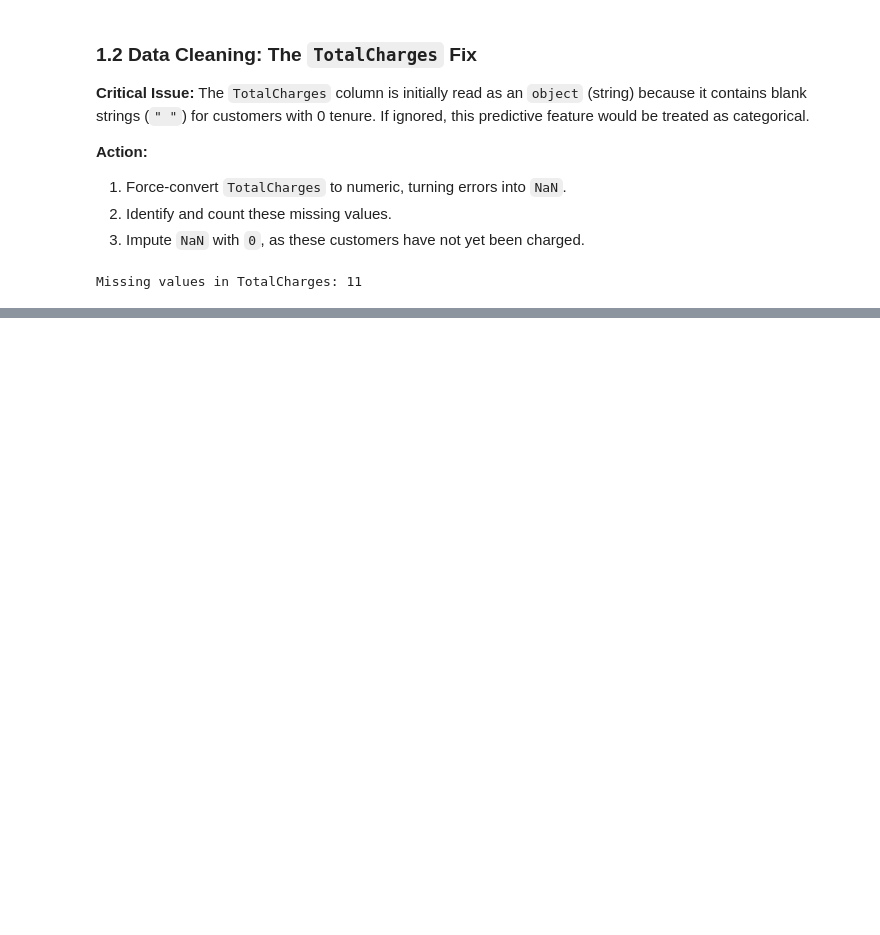
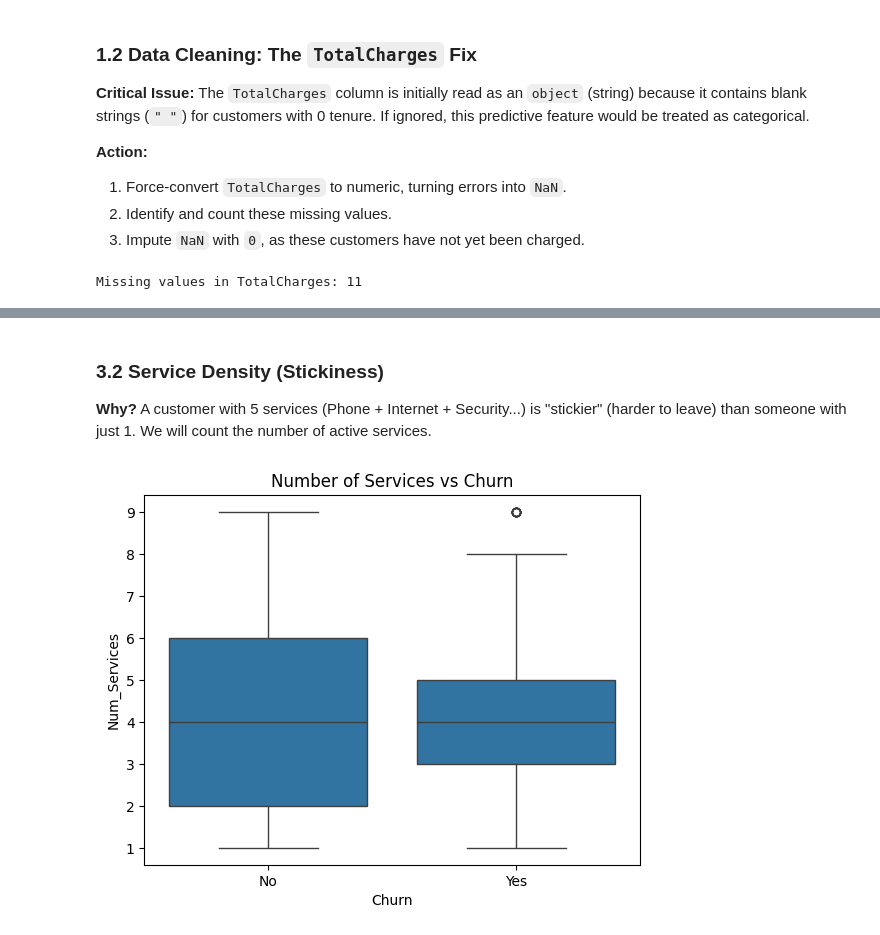
Before and after one commit to Subhro-ai/ICSSR_Telco_Customer_Churn, a Jupyter notebook: customer_churn_prediction.ipynb, the cells around one changed output, grey strips where cells are left out. Drawn from its saved outputs; the diff is of its cells as text; code cells hidden in the pictures; blank space fills up the shorter version.

```diff
--- a/customer_churn_prediction.ipynb
+++ b/customer_churn_prediction.ipynb
@@ -45,0 +116,26 @@ Missing values in TotalCharges: 11
+# %% [markdown]
+### 3.2 Service Density (Stickiness)
+**Why?** A customer with 5 services (Phone + Internet + Security...) is "stickier" (harder to leave) than someone with just 1. We will count the number of active services.
+# %%
+# 2. Count Number of Services
+# List of service columns
+service_cols = ['PhoneService', 'MultipleLines', 'InternetService',
+                'OnlineSecurity', 'OnlineBackup', 'DeviceProtection',
+                'TechSupport', 'StreamingTV', 'StreamingMovies']
+
+# Helper function to count 'Yes' or specific services
+def count_services(row):
+    count = 0
+    for col in service_cols:
+        if row[col] == 'Yes' or row[col] == 'Fiber optic' or row[col] == 'DSL':
+            count += 1
+    return count
+
+df['Num_Services'] = df.apply(count_services, axis=1)
+
+# Check if more services = less churn?
+sns.boxplot(x='Churn', y='Num_Services', data=df)
+plt.title('Number of Services vs Churn')
+plt.show()
+# %% [output]
+[figure, added]
```
Also changed, not shown: parts of 6 cells of this notebook.
